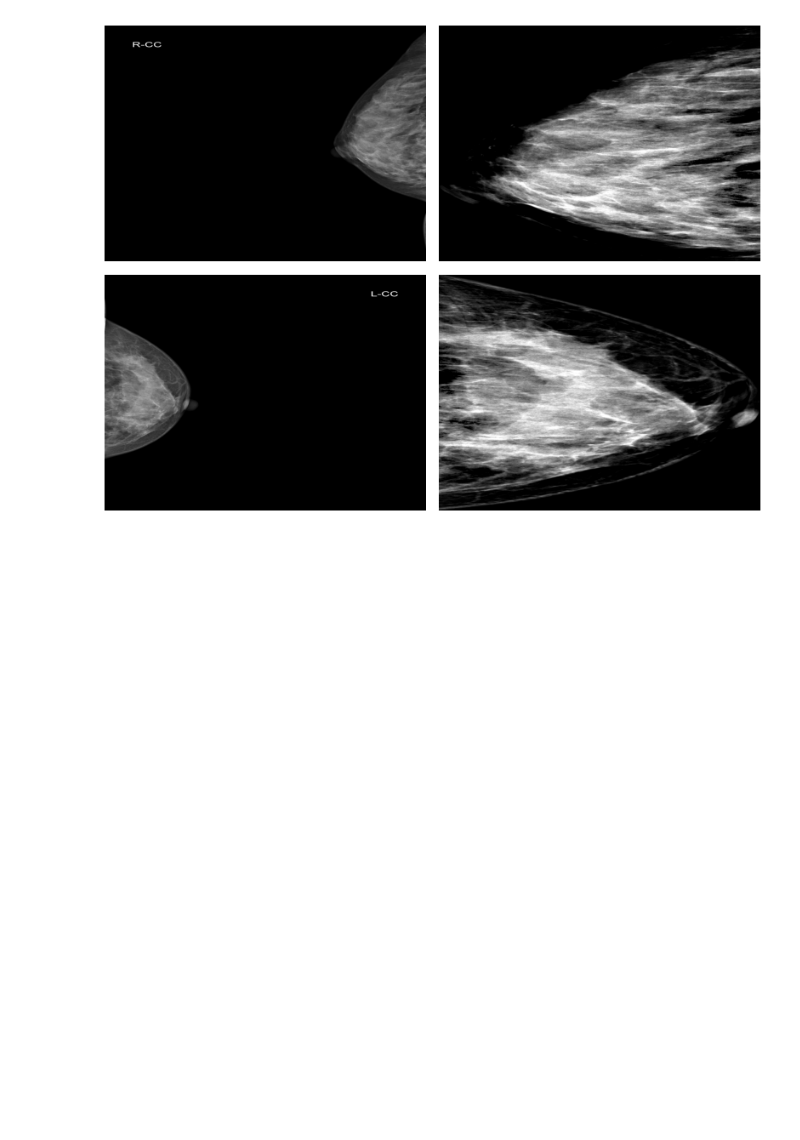
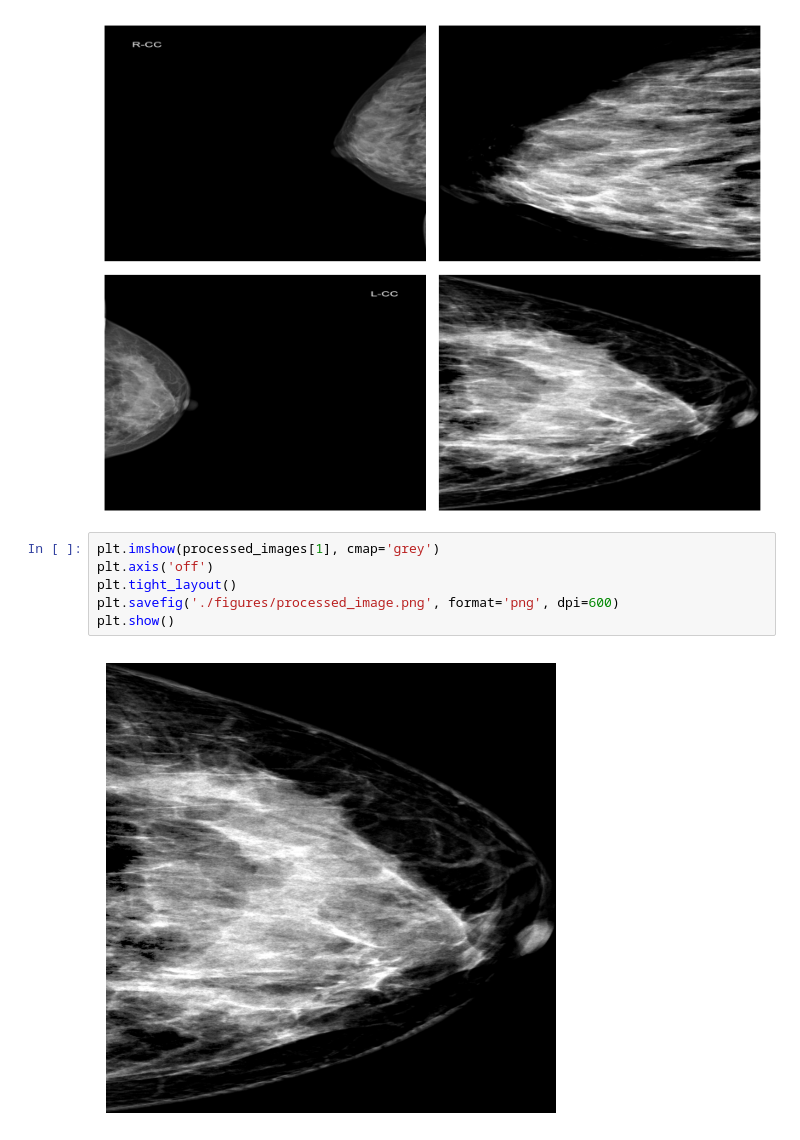
Before and after one commit to KP-AROB/AROB-Breast-Datasets, a Jupyter notebook: figures.ipynb, the cells around one changed output. Saved outputs shown, nothing was run; the diff lists cells and outputs as text; blank space fills up the shorter version.

```diff
--- a/figures.ipynb
+++ b/figures.ipynb
@@ -25,3 +25,11 @@ plt.savefig('./figures/processing_results.pdf', format='pdf', dpi=300)
 plt.show()
 # %% [output]
 [figure]
+# %%
+plt.imshow(processed_images[1], cmap='grey')
+plt.axis('off')
+plt.tight_layout()
+plt.savefig('./figures/processed_image.png', format='png', dpi=600)
+plt.show()
+# %% [output]
+[figure, added]
```
Also changed, not shown: 5 other files.
